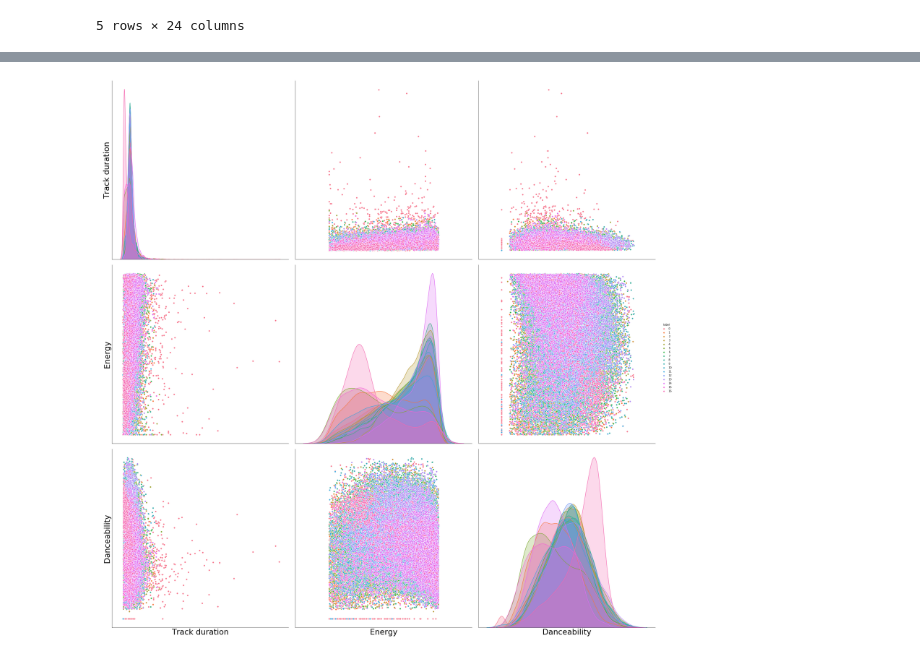
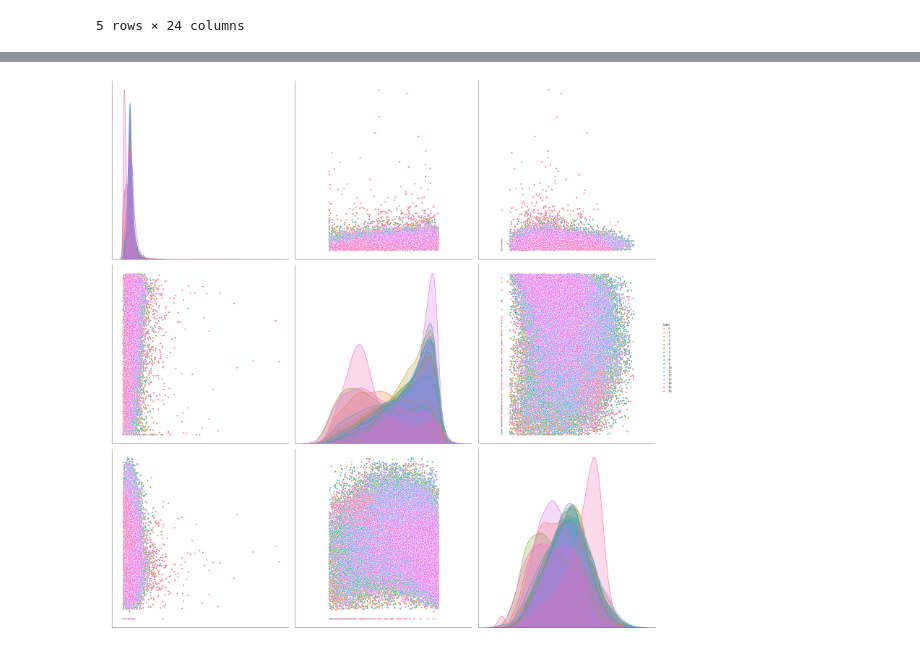
Before and after one commit to RMExe/Clustersong, a Jupyter notebook: visualization/visualization.ipynb, the cells around one changed output, grey strips where cells are left out. Cells and saved outputs as stored; diff of their text form; code cells hidden in the pictures.

```diff
--- a/visualization/visualization.ipynb
+++ b/visualization/visualization.ipynb
@@ -63,9 +63,9 @@ inputs = ["track_duration", "energy", "danceability"]
 # %%
 g = sns.pairplot(df[subset], vars=inputs, height=10, hue="label")
 for ax in g.axes.ravel():
     ax.set_xticks([])
     ax.set_yticks([])
-    ax.set_xlabel(ax.get_xlabel().replace("_"," ").capitalize() , size=30)
-    ax.set_ylabel(ax.get_ylabel().replace("_"," ").capitalize(), size=30)
+    ax.set_xlabel(ax.get_xlabel().replace("_"," ").capitalize(), color="w", size=30)
+    ax.set_ylabel(ax.get_ylabel().replace("_"," ").capitalize(), color="w", size=30)
 # %% [output]
-[figure, old version]
+[figure, new version]
```
Also changed, not shown: parts of 2 cells of this notebook.
